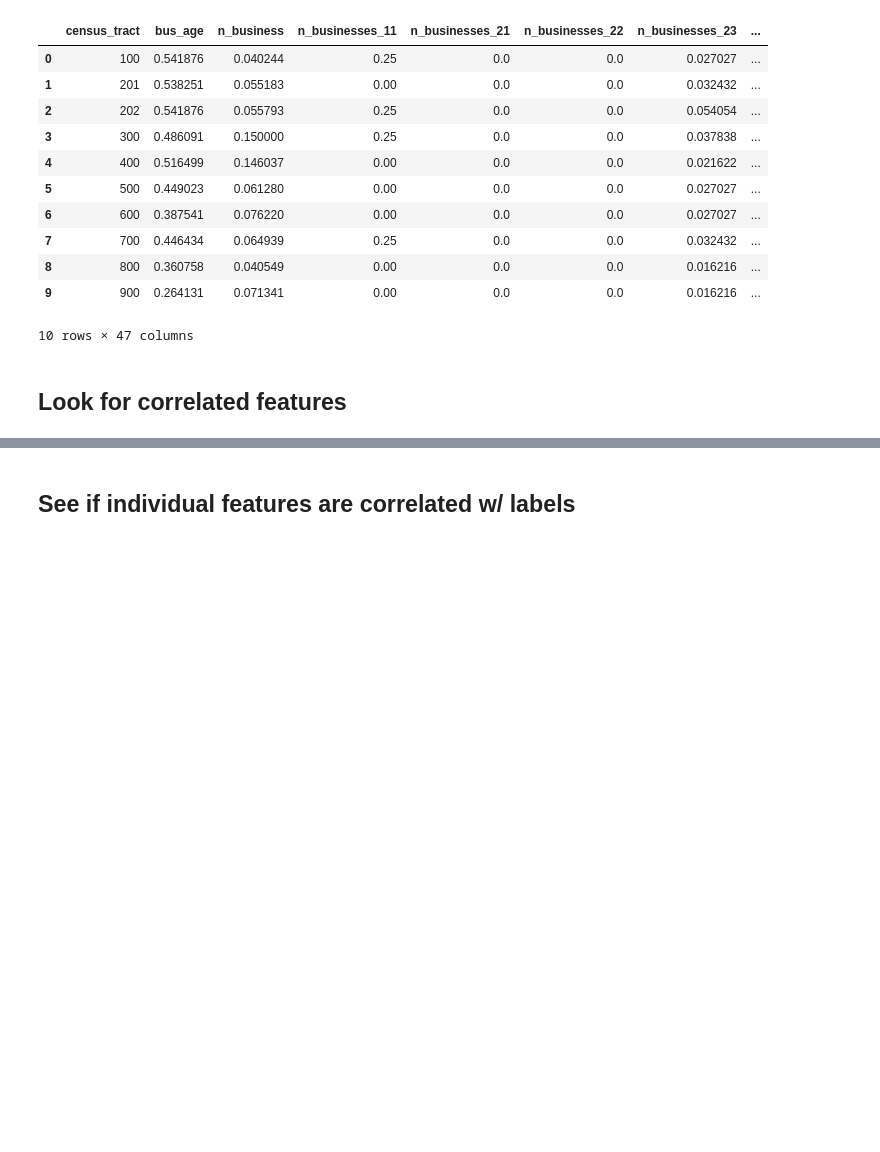
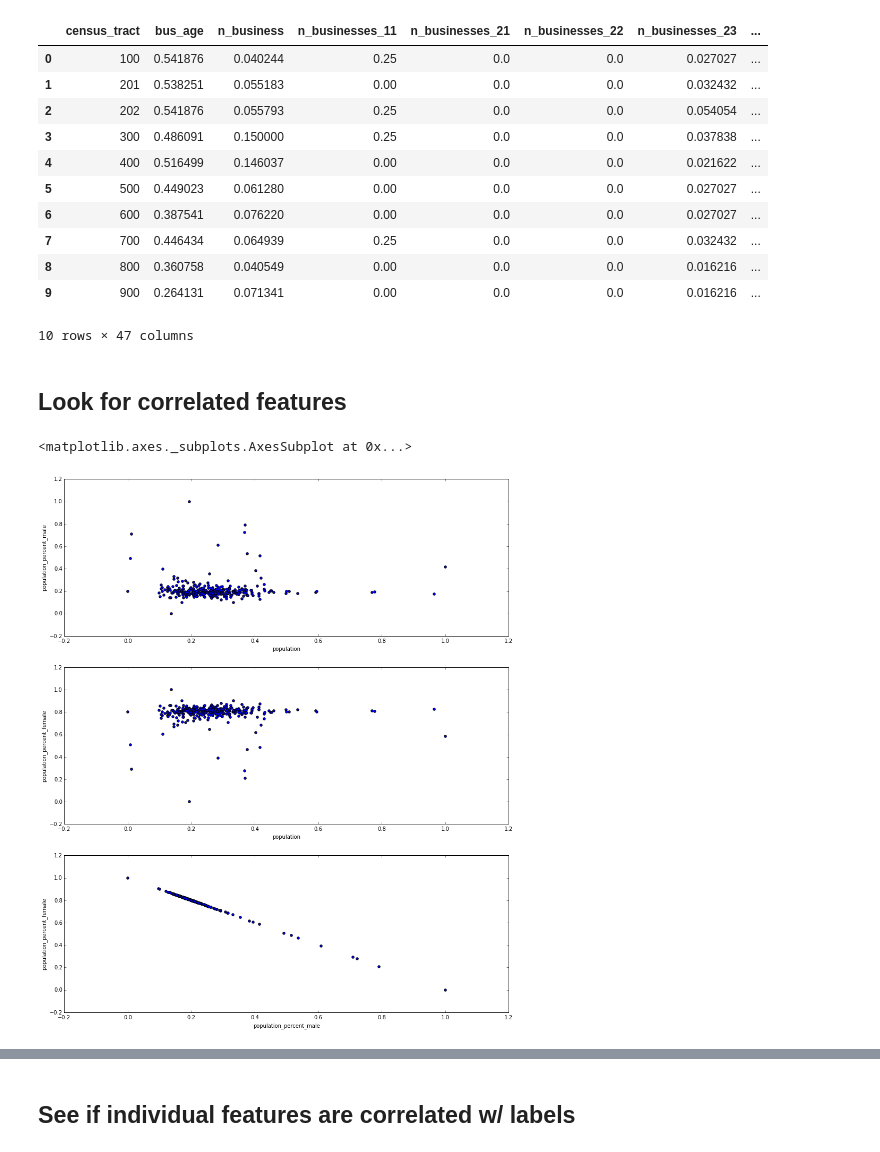
Before and after one commit to jmsilverman/insight_project, a Jupyter notebook: lin_reg_training2.ipynb, the cells around one changed output, grey strips where cells are left out. Cells and saved outputs as stored; diff of their text form; code cells hidden in the pictures; blank space fills up the shorter version.

```diff
--- a/lin_reg_training2.ipynb
+++ b/lin_reg_training2.ipynb
@@ -32,3 +50,12 @@ features[:10]
 10 rows × 47 columns
 # %% [markdown]
 ## Look for correlated features
+# %%
+# plot features vs. each other
+fig, axs = plt.subplots(3,1, sharey=True)
+features.plot(kind='scatter', x='population', y='population_percent_male', ax=axs[0], figsize=(15, 18))
+features.plot(kind='scatter', x='population', y='population_percent_female', ax=axs[1])
+features.plot(kind='scatter', x='population_percent_male', y='population_percent_female', ax=axs[2])
+# %% [output]
+<matplotlib.axes._subplots.AxesSubplot at 0x...>
+[figure, added]
```
Also changed, not shown: parts of 18 cells of this notebook.
